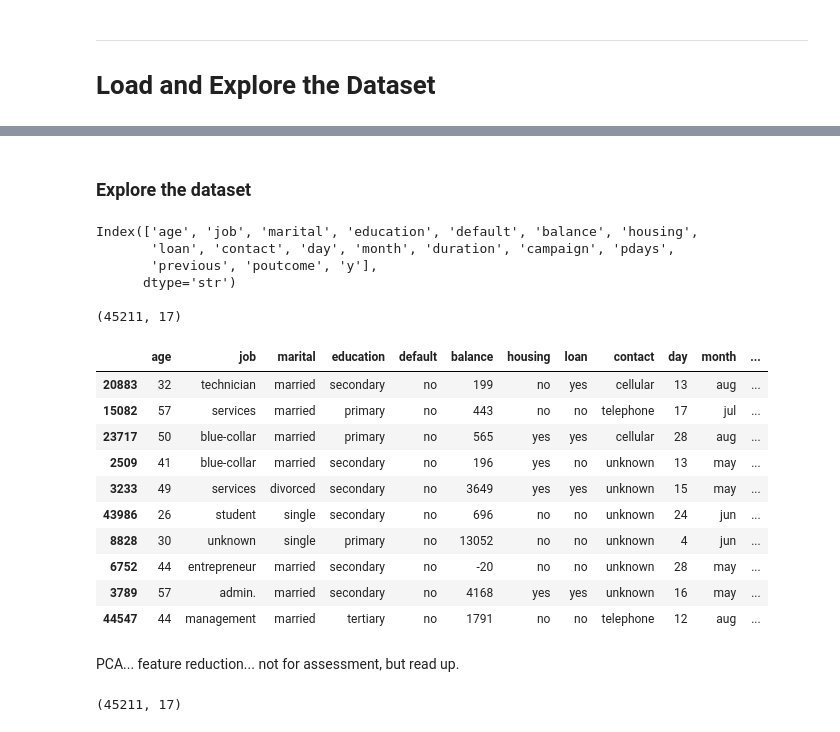
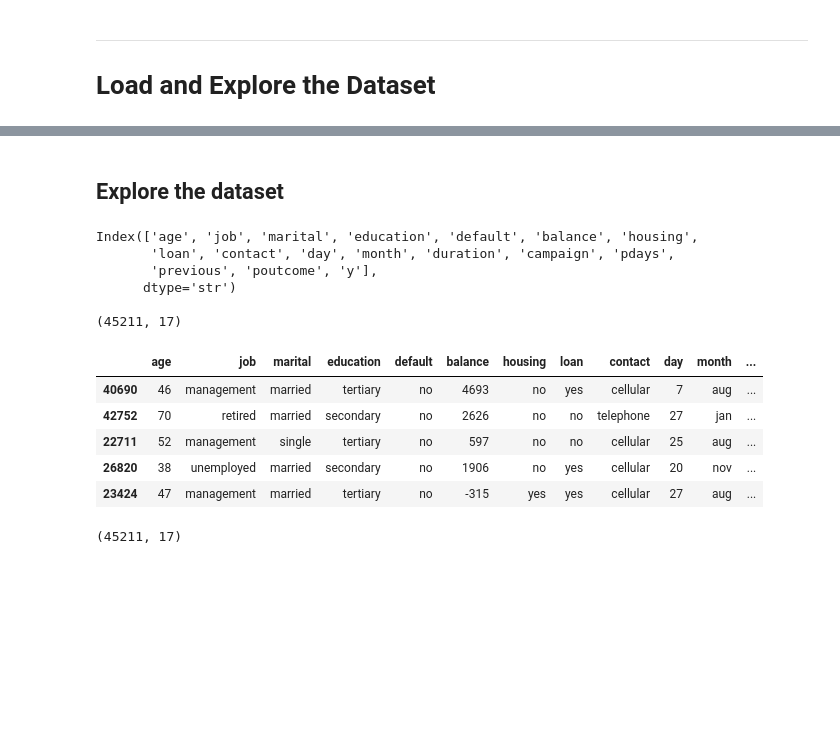
Before and after one commit to daemonchild/cardiffmet-dat6002-artificial-intelligence, a Jupyter notebook: assessment/part_2/1-Data-Preparation.ipynb, the cells around one changed output, grey strips where cells are left out. Drawn from its saved outputs; the diff is of its cells as text; code cells hidden in the pictures; blank space fills up the shorter version.

```diff
--- a/assessment/part_2/1-Data-Preparation.ipynb
+++ b/assessment/part_2/1-Data-Preparation.ipynb
@@ -194,7 +194,7 @@ else:
     # Load the dataset from local file
     df = pd.read_csv('bank-full.csv', delimiter=';')
 # %% [markdown]
-### Explore the dataset
+## Explore the dataset
 # %%
 print (df.columns)
 print ("")
@@ -207,21 +207,14 @@ Index(['age', 'job', 'marital', 'education', 'default', 'balance', 'housing',
 
 (45211, 17)
 # %%
-df.sample(10)
+df.sample(5)
 # %% [output]
 |  | age | job | marital | education | default | balance | housing | loan | contact | day | month | ... |
-| 20883 | 32 | technician | married | secondary | no | 199 | no | yes | cellular | 13 | aug | ... |
-| 15082 | 57 | services | married | primary | no | 443 | no | no | telephone | 17 | jul | ... |
-| 23717 | 50 | blue-collar | married | primary | no | 565 | yes | yes | cellular | 28 | aug | ... |
-| 2509 | 41 | blue-collar | married | secondary | no | 196 | yes | no | unknown | 13 | may | ... |
-| 3233 | 49 | services | divorced | secondary | no | 3649 | yes | yes | unknown | 15 | may | ... |
-| 43986 | 26 | student | single | secondary | no | 696 | no | no | unknown | 24 | jun | ... |
-| 8828 | 30 | unknown | single | primary | no | 13052 | no | no | unknown | 4 | jun | ... |
-| 6752 | 44 | entrepreneur | married | secondary | no | -20 | no | no | unknown | 28 | may | ... |
-| 3789 | 57 | admin. | married | secondary | no | 4168 | yes | yes | unknown | 16 | may | ... |
-| 44547 | 44 | management | married | tertiary | no | 1791 | no | no | telephone | 12 | aug | ... |
+| 40690 | 46 | management | married | tertiary | no | 4693 | no | yes | cellular | 7 | aug | ... |
+| 42752 | 70 | retired | married | secondary | no | 2626 | no | no | telephone | 27 | jan | ... |
+| 22711 | 52 | management | single | tertiary | no | 597 | no | no | cellular | 25 | aug | ... |
+| 26820 | 38 | unemployed | married | secondary | no | 1906 | no | yes | cellular | 20 | nov | ... |
+| 23424 | 47 | management | married | tertiary | no | -315 | yes | yes | cellular | 27 | aug | ... |
-# %% [markdown]
-PCA... feature reduction... not for assessment, but read up.
 # %%
 df.dropna(inplace=True)
 df.shape
```
Also changed, not shown: parts of 50 cells of this notebook, 14 other files.
